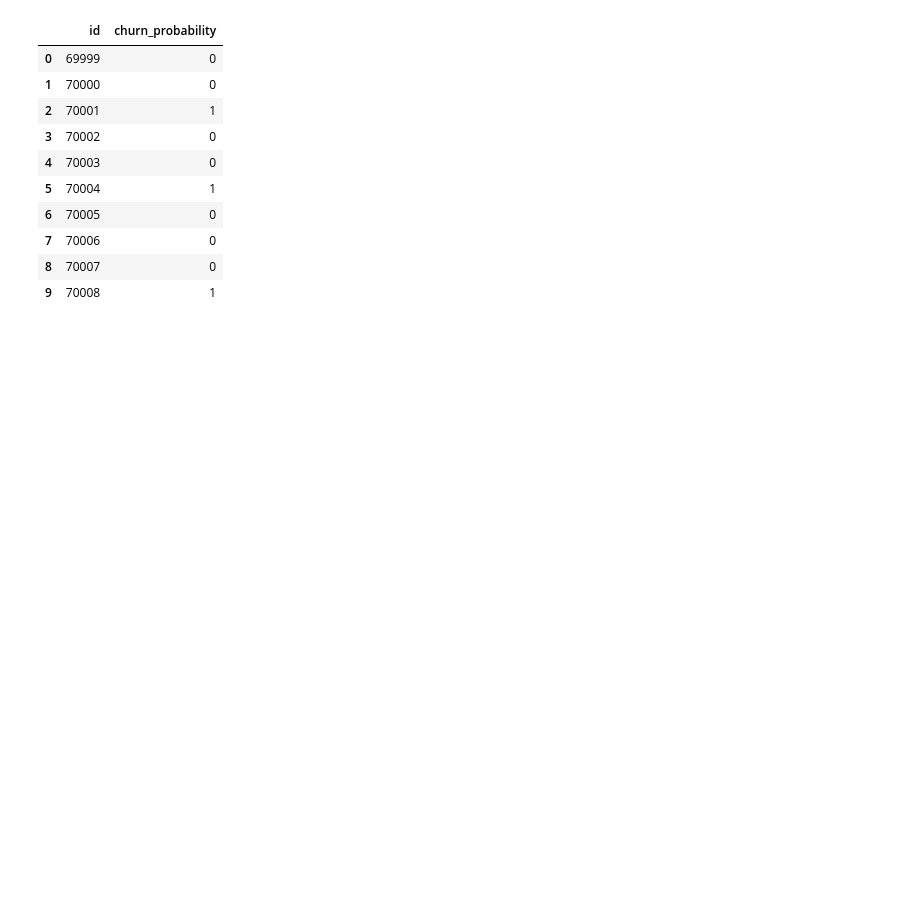
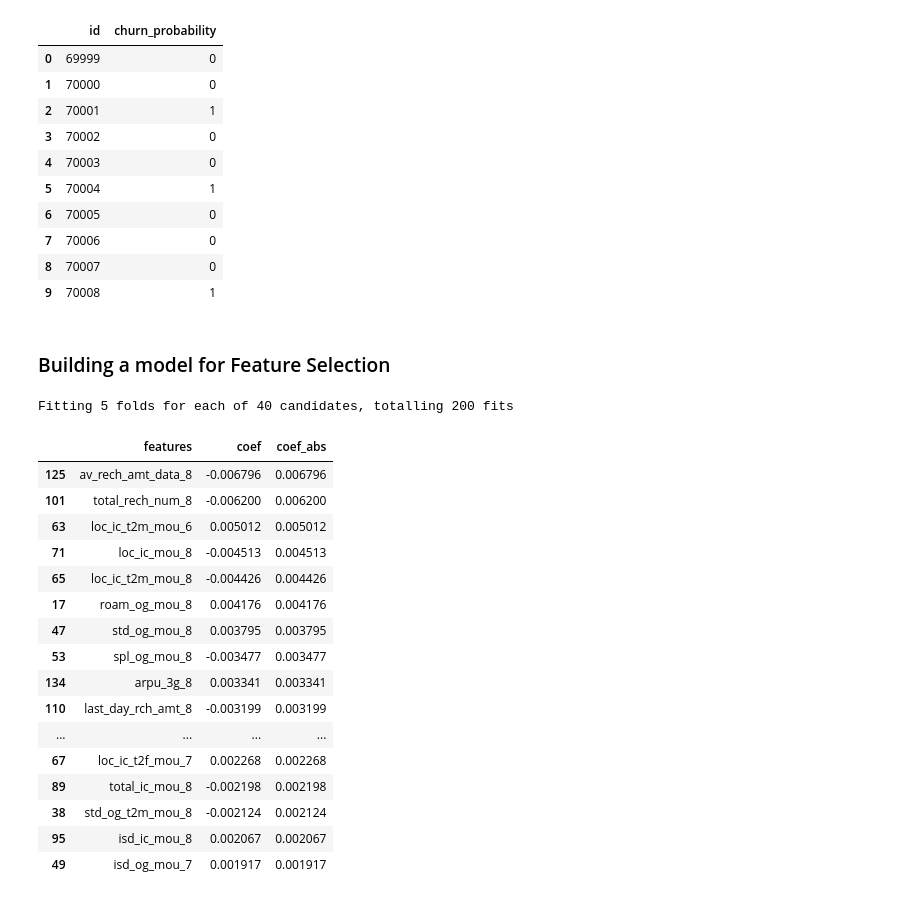
Before and after one commit to ncjanardhan-outlook/ncjpersonal, a Jupyter notebook: Telecom Churn Assignment/Chaitanya - Telecom Churn.ipynb, the cells around one changed output. Cells and saved outputs as stored; diff of their text form; code cells hidden in the pictures; blank space fills up the shorter version.

```diff
--- a/Telecom Churn Assignment/Chaitanya - Telecom Churn.ipynb
+++ b/Telecom Churn Assignment/Chaitanya - Telecom Churn.ipynb
@@ -544,0 +624,51 @@ output.to_csv('chaitanya_submission_pca_lr_20dec.csv',index=False)
+# %% [markdown]
+### Building a model for Feature Selection
+# %%
+weights = np.linspace(0.0,0.99,10)
+
+[{0:x, 1:1.0-x} for x in weights]
+# %%
+# logistic regression - the class weight is used to handle class imbalance - it adjusts the cost function
+logistic = LogisticRegression(class_weight={0:0.1, 1: 0.9})
+
+
+# hyperparameter space
+params = {'penalty': ['l1', 'l2'], 'class_weight': [{0:x, 1:1.0-x} for x in weights]}
+
+# create 5 folds
+folds = StratifiedKFold(n_splits = 5, shuffle = True, random_state = 4)
+
+# create gridsearch object
+gsModel = GridSearchCV(estimator=logistic, cv=folds, param_grid=params, scoring='f1', n_jobs=-1, verbose=1)
+
+gsModel.fit(X_train, y_train)
+
+md = gsModel.best_estimator_
+# %% [output]
+Fitting 5 folds for each of 40 candidates, totalling 200 fits
+# %%
+params = pd.DataFrame()
+
+params['features'] = md.feature_names_in_
+params['coef'] = md.coef_[0]
+params['coef_abs'] = abs(md.coef_[0])
+
+params.sort_values(ascending=False, by='coef_abs').head(30)
+# %% [output]
+|  | features | coef | coef_abs |
+| 125 | av_rech_amt_data_8 | -0.006796 | 0.006796 |
+| 101 | total_rech_num_8 | -0.006200 | 0.006200 |
+| 63 | loc_ic_t2m_mou_6 | 0.005012 | 0.005012 |
+| 71 | loc_ic_mou_8 | -0.004513 | 0.004513 |
+| 65 | loc_ic_t2m_mou_8 | -0.004426 | 0.004426 |
+| 17 | roam_og_mou_8 | 0.004176 | 0.004176 |
+| 47 | std_og_mou_8 | 0.003795 | 0.003795 |
+| 53 | spl_og_mou_8 | -0.003477 | 0.003477 |
+| 134 | arpu_3g_8 | 0.003341 | 0.003341 |
+| 110 | last_day_rch_amt_8 | -0.003199 | 0.003199 |
+| ... | ... | ... | ... |
+| 67 | loc_ic_t2f_mou_7 | 0.002268 | 0.002268 |
+| 89 | total_ic_mou_8 | -0.002198 | 0.002198 |
+| 38 | std_og_t2m_mou_8 | -0.002124 | 0.002124 |
+| 95 | isd_ic_mou_8 | 0.002067 | 0.002067 |
+| 49 | isd_og_mou_7 | 0.001917 | 0.001917 |
```
Also changed, not shown: parts of 15 cells of this notebook.
